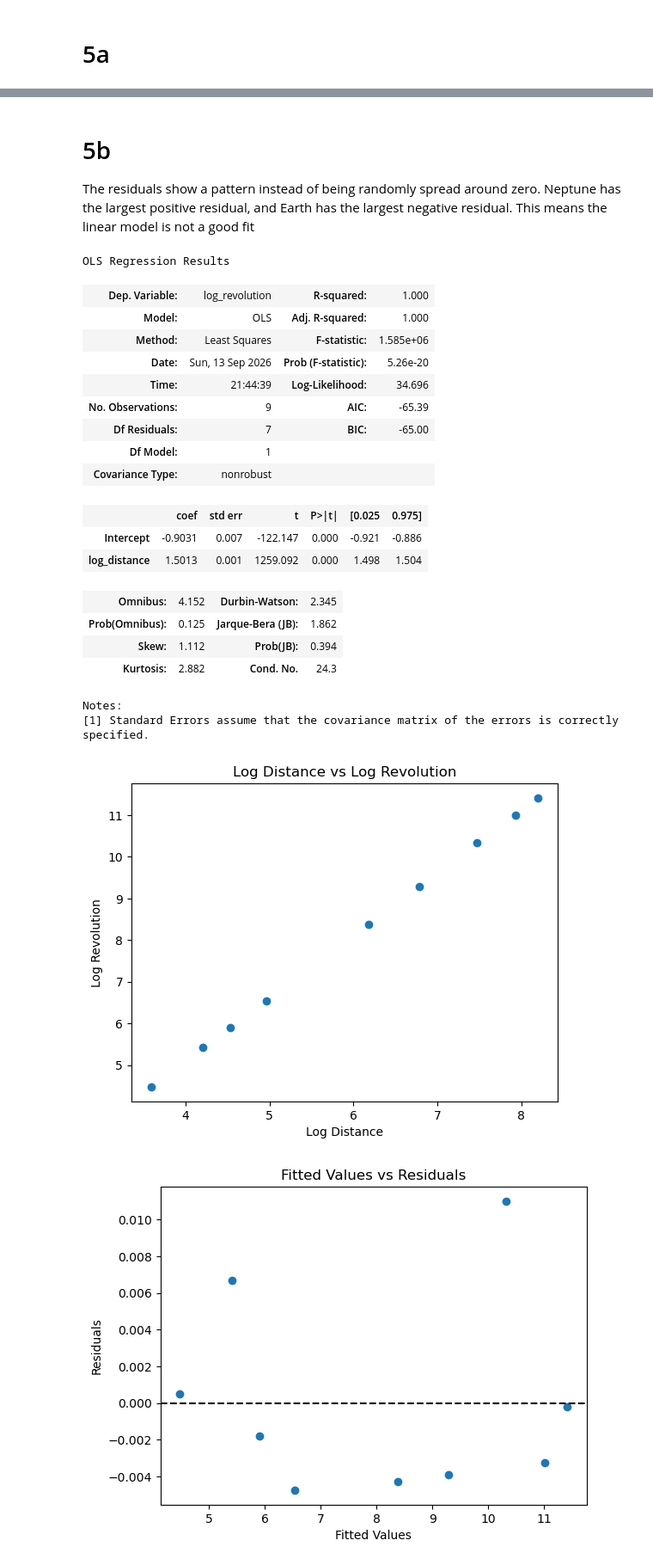
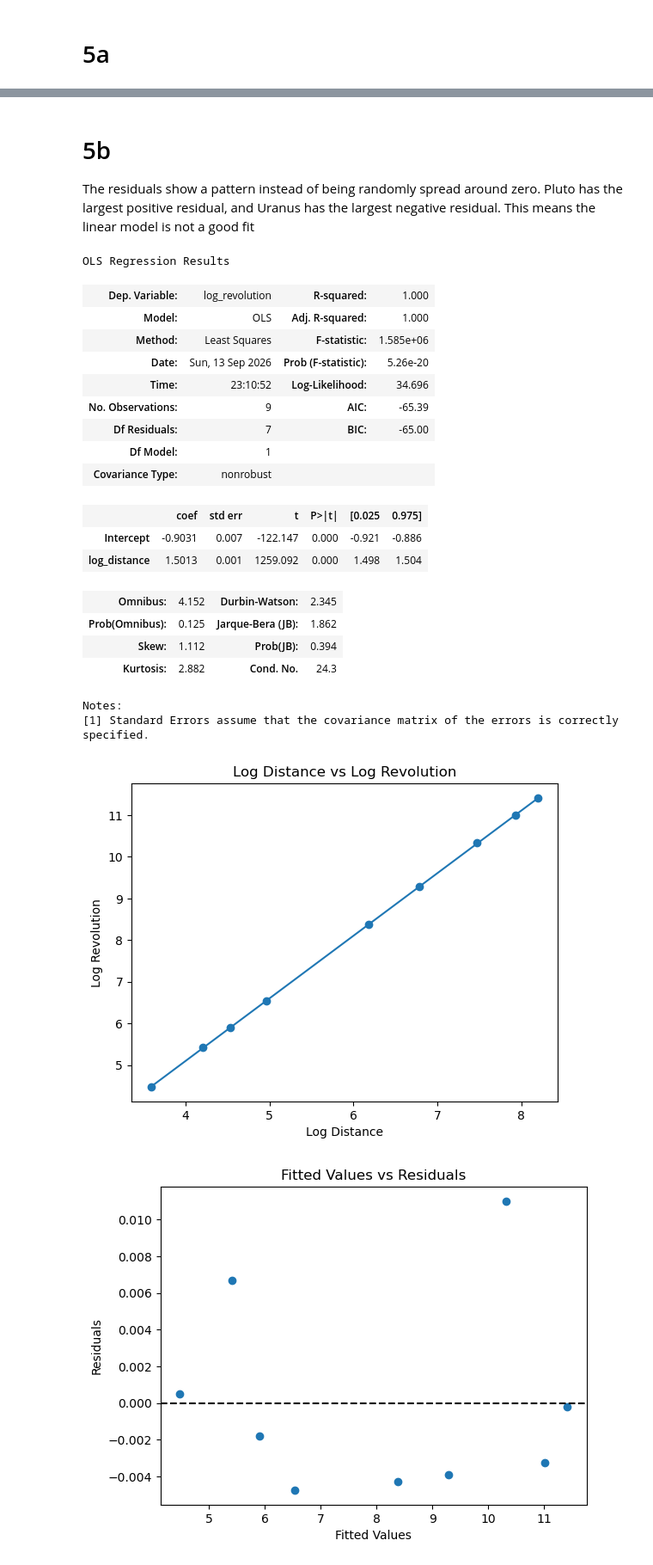
Before and after one commit to ciarrabarn/DS6021_F26, a Jupyter notebook: Lab2.ipynb, the cells around one changed output, grey strips where cells are left out. Shown: that part at 86% size. Saved outputs shown, nothing was run; the diff lists cells and outputs as text; code cells hidden in the pictures.

```diff
--- a/Lab2.ipynb
+++ b/Lab2.ipynb
@@ -505,9 +494,12 @@ print(planets.columns)
 # %% [output]
 Index(['planet', 'distance', 'diameter', 'revolution', 'position'], dtype='object')
 # %%
-model = smf.ols("revolution ~ distance", data=planets).fit()
+planet_model = smf.ols(
+    "revolution ~ distance",
+    data=planets
+).fit()
 
-model.summary()
+planet_model.summary()
 # %% [output]
 OLS Regression Results
 | Dep. Variable: | revolution | R-squared: | 0.978 |
@@ -543,6 +545,0 @@ NameError: name 'planet_model' is not defined
-# %%
-planets["log_fitted"] = log_model.fittedvalues
-
-planets["fitted_revolution"] = np.exp(planets["log_fitted"])
-
-planets[["planet", "revolution", "fitted_revolution"]]
@@ -573,7 +567,9 @@ plt.show()
 # %%
-planets["fitted"] = model.fittedvalues
-planets["residuals"] = model.resid
+planets["fitted"] = planet_model.fittedvalues
+planets["residuals"] = planet_model.resid
 
-planets[["planet", "fitted", "residuals"]]
+planets[
+    ["planet", "fitted", "residuals"]
+]
 # %% [output]
 |  | planet | fitted | residuals |
@@ -589,7 +585,7 @@ planets[["planet", "fitted", "residuals"]]
 # %% [markdown]
 # 5b
 
-The residuals show a pattern instead of being randomly spread around zero. Neptune has the largest positive residual, and Earth has the largest negative residual. This means the linear model is not a good fit
+The residuals show a pattern instead of being randomly spread around zero. Pluto has the largest positive residual, and Uranus has the largest negative residual. This means the linear model is not a good fit
 # %%
 
 planets["log_distance"] = np.log(planets["distance"])
@@ -607,7 +603,7 @@ OLS Regression Results
 | Model: | OLS | Adj. R-squared: | 1.000 |
 | Method: | Least Squares | F-statistic: | 1.585e+06 |
 | Date: | Sun, 13 Sep 2026 | Prob (F-statistic): | 5.26e-20 |
-| Time: | 21:44:39 | Log-Likelihood: | 34.696 |
+| Time: | 23:10:52 | Log-Likelihood: | 34.696 |
 | No. Observations: | 9 | AIC: | -65.39 |
 | Df Residuals: | 7 | BIC: | -65.00 |
 | Df Model: | 1 |  |  |
@@ -622,15 +618,23 @@ OLS Regression Results
 Notes:
 [1] Standard Errors assume that the covariance matrix of the errors is correctly specified.
 # %%
-plt.scatter(planets["log_distance"], planets["log_revolution"])
+plt.scatter(
+    planets["log_distance"],
+    planets["log_revolution"]
+)
+
+plt.plot(
+    planets["log_distance"],
+    log_model.fittedvalues
+)
 
 plt.xlabel("Log Distance")
 plt.ylabel("Log Revolution")
 plt.title("Log Distance vs Log Revolution")
 
 plt.show()
 # %% [output]
-[figure, old version]
+[figure, new version]
 # %%
 plt.scatter(log_model.fittedvalues, log_model.resid)
 plt.axhline(y=0, color="black", linestyle="--")
```
Also changed, not shown: parts of 25 cells of this notebook.
